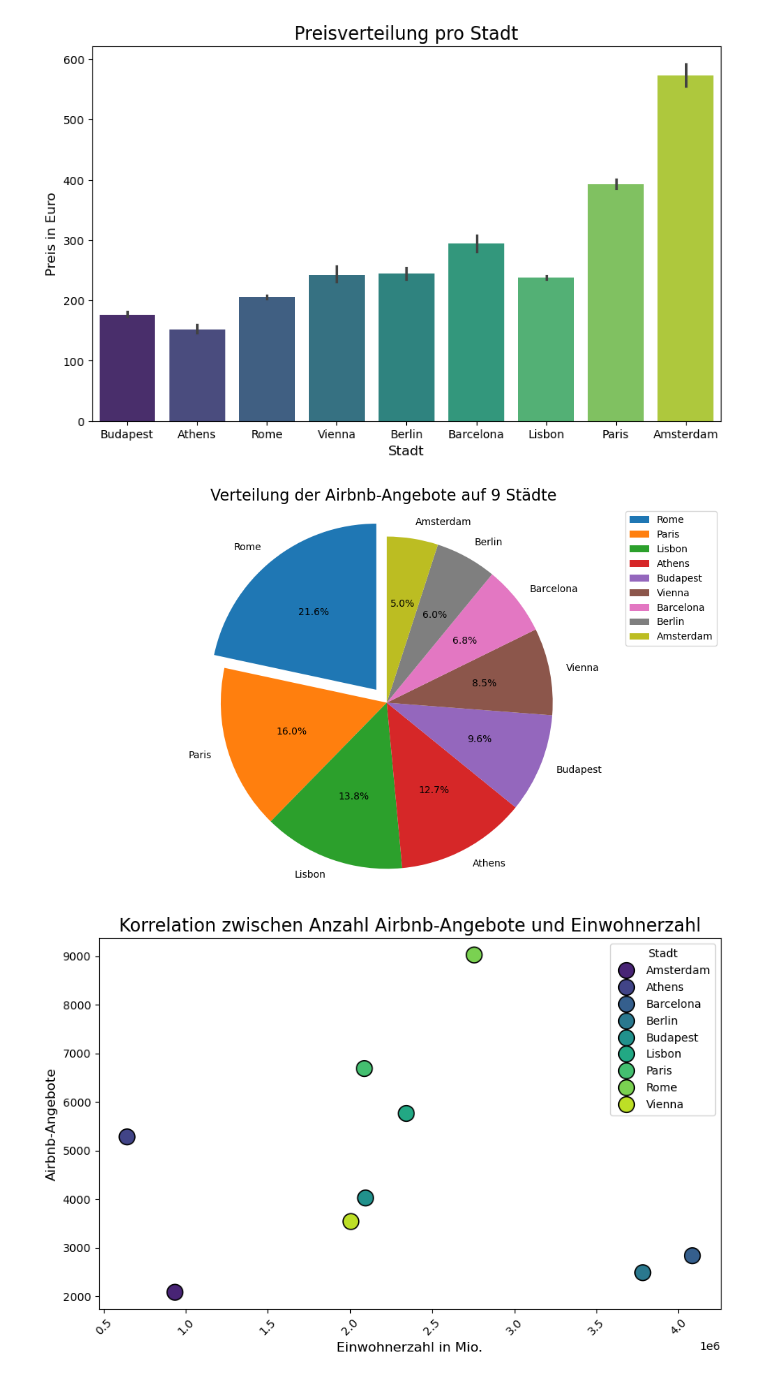
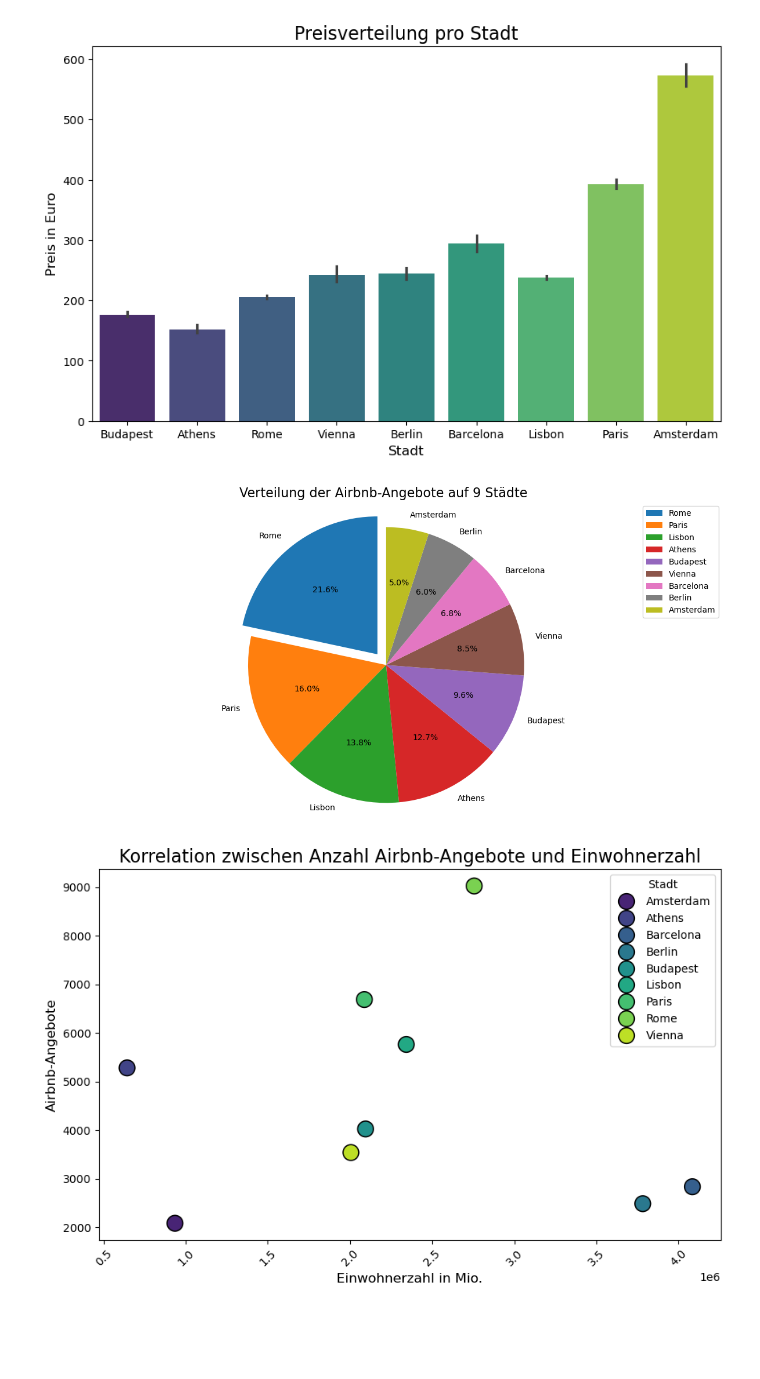
Before and after one commit to MegatronxX93/Projektarbeit-Datenvisualisierung, a Jupyter notebook: Skripte/hauptdatei_MF.ipynb, the cells around one changed output. Saved outputs shown, nothing was run; the diff lists cells and outputs as text; code cells hidden in the pictures; blank space fills up the shorter version.

```diff
--- a/Skripte/hauptdatei_MF.ipynb
+++ b/Skripte/hauptdatei_MF.ipynb
@@ -42,21 +42,21 @@ plt.show()
 # %%
 # Kreisdiagram der Verteilung der Airbnb-Angebote auf die 9 Städte
 
 # Daten vorbereiten
 city_count = airbnb['City'].value_counts()
 largest_index = city_count.idxmax()
 explode = [0.1 if city == largest_index else 0 for city in city_count.index]
 
-plt.figure(figsize=(10,6))
+plt.figure(figsize=(12,6))
 plt.pie(city_count.values, labels=city_count.index, autopct='%1.1f%%', startangle=90, explode=explode)
 plt.title('Verteilung der Airbnb-Angebote auf 9 Städte', fontsize= 16)
 plt.axis('equal')
 plt.legend()
 plt.savefig('zweite_grafik.png', dpi=300, bbox_inches='tight')
 plt.tight_layout()
 plt.show()
 # %% [output]
-[figure, old version]
+[figure, new version]
 # %%
 # Streudiagramm der Korrelation zwsichen Einwohnerzahl und Anzahl der Airbnb-Angebote
 
```
Also changed, not shown: 1 other file.
